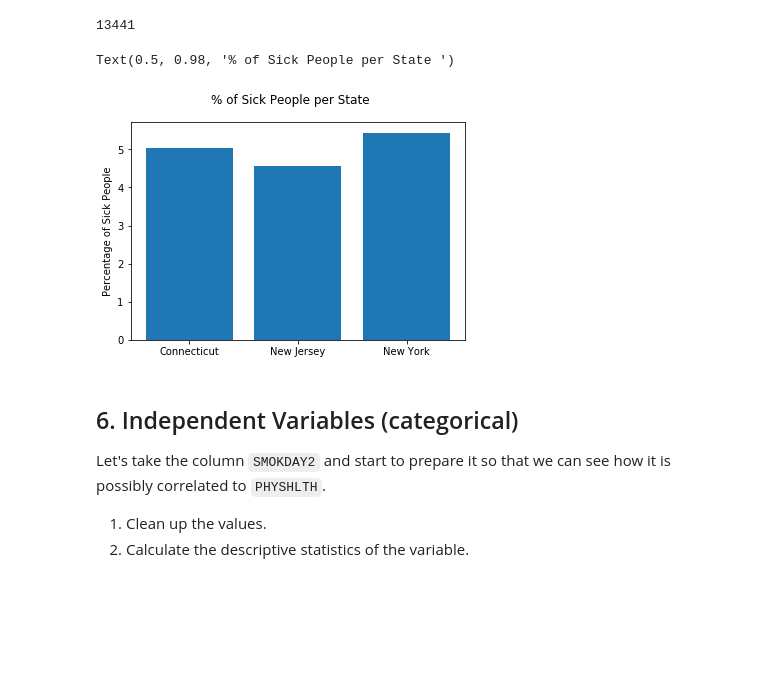
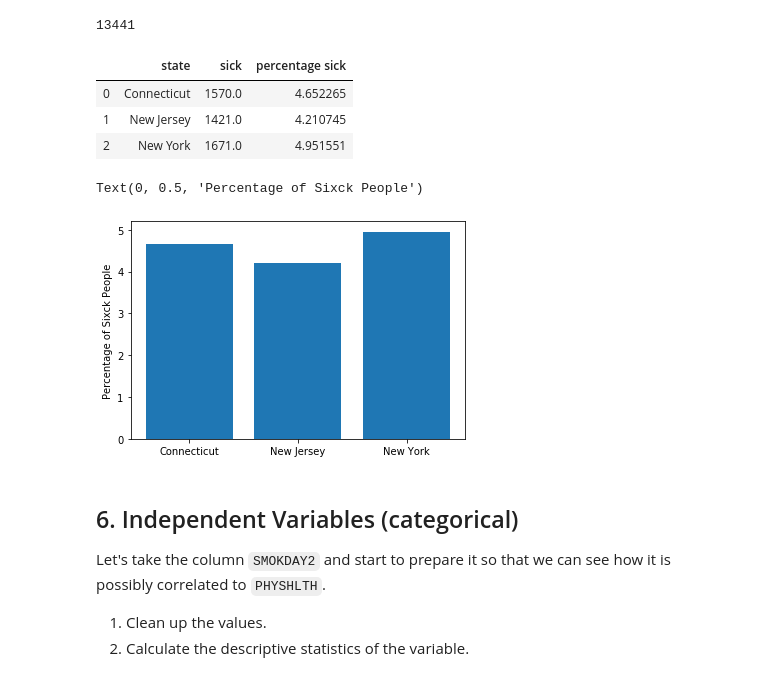
Before and after one commit to jacksonbull87/nyc-mhtn-ds-010620-lectures, a Jupyter notebook: week_2/case_study/Data_Exploration_Applied-Final.ipynb, the cells around one changed output. Cells and saved outputs as stored; diff of their text form; code cells hidden in the pictures; blank space fills up the shorter version.

```diff
--- a/week_2/case_study/Data_Exploration_Applied-Final.ipynb
+++ b/week_2/case_study/Data_Exploration_Applied-Final.ipynb
@@ -286,6 +289,13 @@ state_sick = pd.concat([state_series, sick_series], axis=1)
 state_sick_reset = state_sick.groupby('state')['sick'].sum().reset_index()
 # %%
 state_sick_reset['percentage sick'] = state_sick_reset['sick'].apply(lambda x: x/len(clean_df) * 100)
+# %%
+state_sick_reset
+# %% [output]
+|  | state | sick | percentage sick |
+| 0 | Connecticut | 1570.0 | 4.652265 |
+| 1 | New Jersey | 1421.0 | 4.210745 |
+| 2 | New York | 1671.0 | 4.951551 |
 # %%
 x = state_sick_reset['state']
 x = np.array(x)
@@ -295,12 +305,11 @@ y = np.array(y)
 # %%
 fig , ax = plt.subplots()
 
 ax = plt.bar(x,y)
-plt.ylabel('Percentage of Sick People')
-plt.suptitle('% of Sick People per State ')
+plt.ylabel('Percentage of Sixck People')
 # %% [output]
-Text(0.5, 0.98, '% of Sick People per State ')
+Text(0, 0.5, 'Percentage of Sixck People')
-[figure, old version]
+[figure, new version]
 # %%
 # create graphic to compare chronically sick by state
 # %% [markdown]
```
Also changed, not shown: parts of 12 cells of this notebook, 3 other files.
